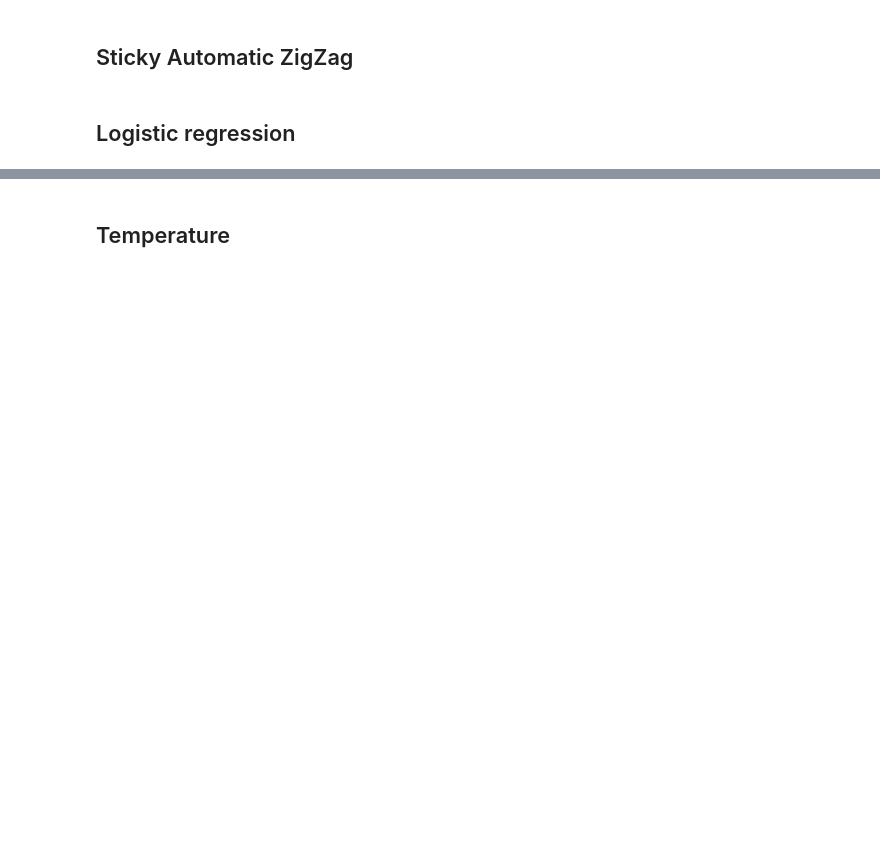
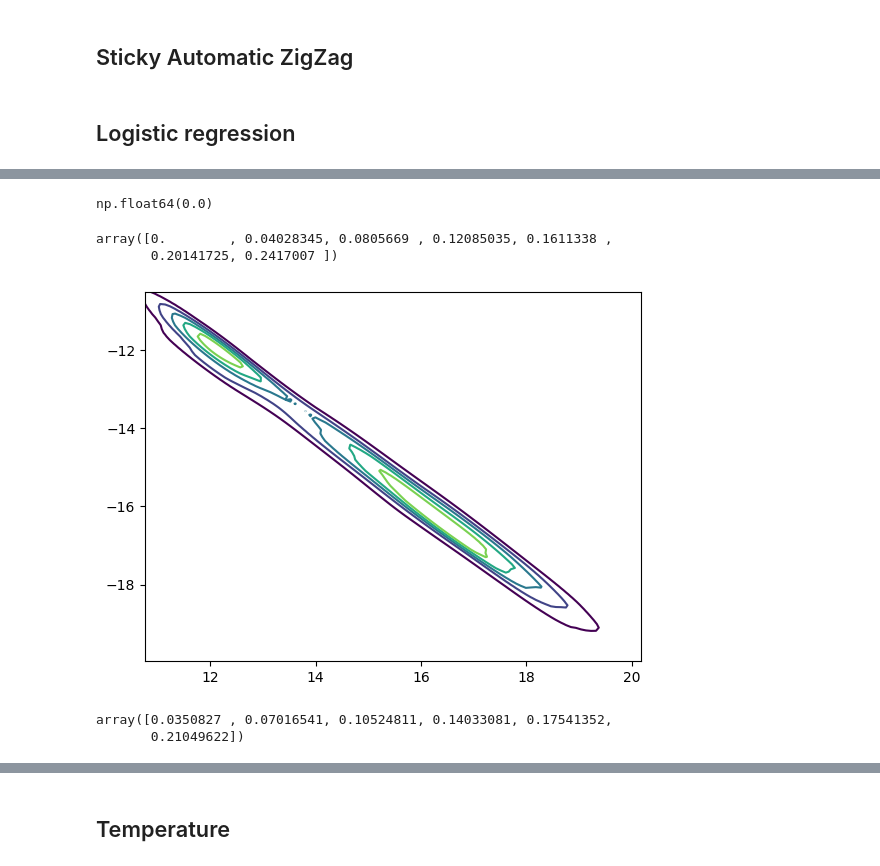
Before and after one commit to ltronneb/sticky_bnns, a Jupyter notebook: notebooks/newsamplers.ipynb, the cells around one changed output, grey strips where cells are left out. Drawn from its saved outputs; the diff is of its cells as text; code cells hidden in the pictures; blank space fills up the shorter version.

```diff
--- a/notebooks/newsamplers.ipynb
+++ b/notebooks/newsamplers.ipynb
@@ -164,10 +143,10 @@ plt.axhline(beta[i2],color="black",alpha=0.3)
 import numpy as np
 # Okay, now onto some actual code
 # I need to sample some true coefficients, a design matrix and some actual data
-n = 500
-d = 2000
+n = 2000
+d = 500
 d0 = 5 # Active components
-alpha_draw = 4
+alpha_draw = 10
 alpha = 10
 
 X = np.random.randn(n, d)
@@ -182,7 +161,7 @@ y = np.random.binomial(1,p,n)
 
 # And we need the kappa parameters for freezing times
 #weights = np.full((d),d0/(d),float) # Expected sparsity level
-weights = np.full(d, 0.2)  # or 0.01
+weights = np.full(d, 0.1)  # or 0.01
 dens_at_zero = 1 / (np.sqrt(2 * np.pi) * alpha)
 kappa = weights/(1-weights)*dens_at_zero
 #kappa = 1 * np.sqrt(n) * weights / (1 - weights)
@@ -192,0 +207,2 @@ np.random.exponential(1.0 / kappa[1].item())
+# %%
+fit = posterior.sample(num_chains=4, num_samples=1000)
@@ -192,0 +227,48 @@ np.random.exponential(1.0 / kappa[1].item())
+# %%
+samples = fit["beta"][:,3000:4000]  # array with shape (8, 4000)
+# %%
+np.min(Z)
+# %% [output]
+np.float64(0.0)
+# %%
+levels
+# %% [output]
+array([0.        , 0.04028345, 0.0805669 , 0.12085035, 0.1611338 ,
+       0.20141725, 0.2417007 ])
+# %%
+from scipy.stats import gaussian_kde
+import matplotlib.pyplot as plt
+eps = 0
+i1 = 0
+i2 = 1
+nx = 100
+b1 = samples[i1,:]
+b2 = samples[i2,:]
+xy = np.stack([b1,b2])
+kde = gaussian_kde(xy)
+# grid bounds with small margin
+xmin, xmax = np.min(b1), np.max(b1)
+ymin, ymax = np.min(b2), np.max(b2)
+xpad = (xmax - xmin) * 0.1 if xmax > xmin else 1.0
+ypad = (ymax - ymin) * 0.1 if ymax > ymin else 1.0
+xs = np.linspace(xmin - xpad, xmax + xpad, nx)
+ys = np.linspace(ymin - ypad, ymax + ypad, nx)
+X_grid, Y_grid = np.meshgrid(xs, ys)
+grid_coords = np.vstack([X_grid.ravel(), Y_grid.ravel()])
+
+Z = kde(grid_coords).reshape(X_grid.shape)
+levels = np.linspace(np.min(Z)+eps, np.max(Z), 7)
+
+# plot
+fig, ax = plt.subplots()
+
+ax.contour(X_grid, Y_grid, Z, levels=levels[1:])
+
+plt.show()
+# %% [output]
+[figure, added]
+# %%
+levels[1:]
+# %% [output]
+array([0.0350827 , 0.07016541, 0.10524811, 0.14033081, 0.17541352,
+       0.21049622])
```
Also changed, not shown: parts of 14 cells of this notebook, 2 other files.
